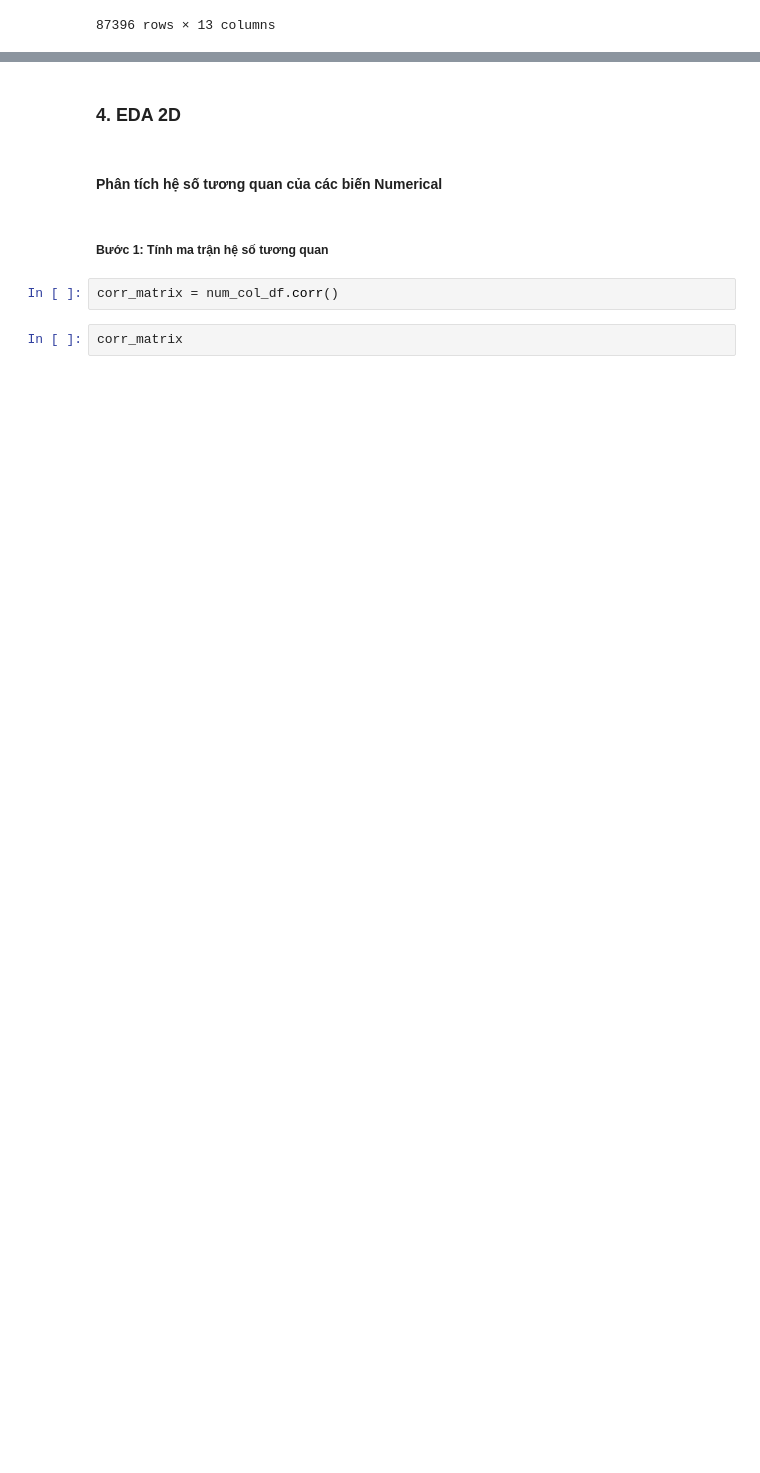
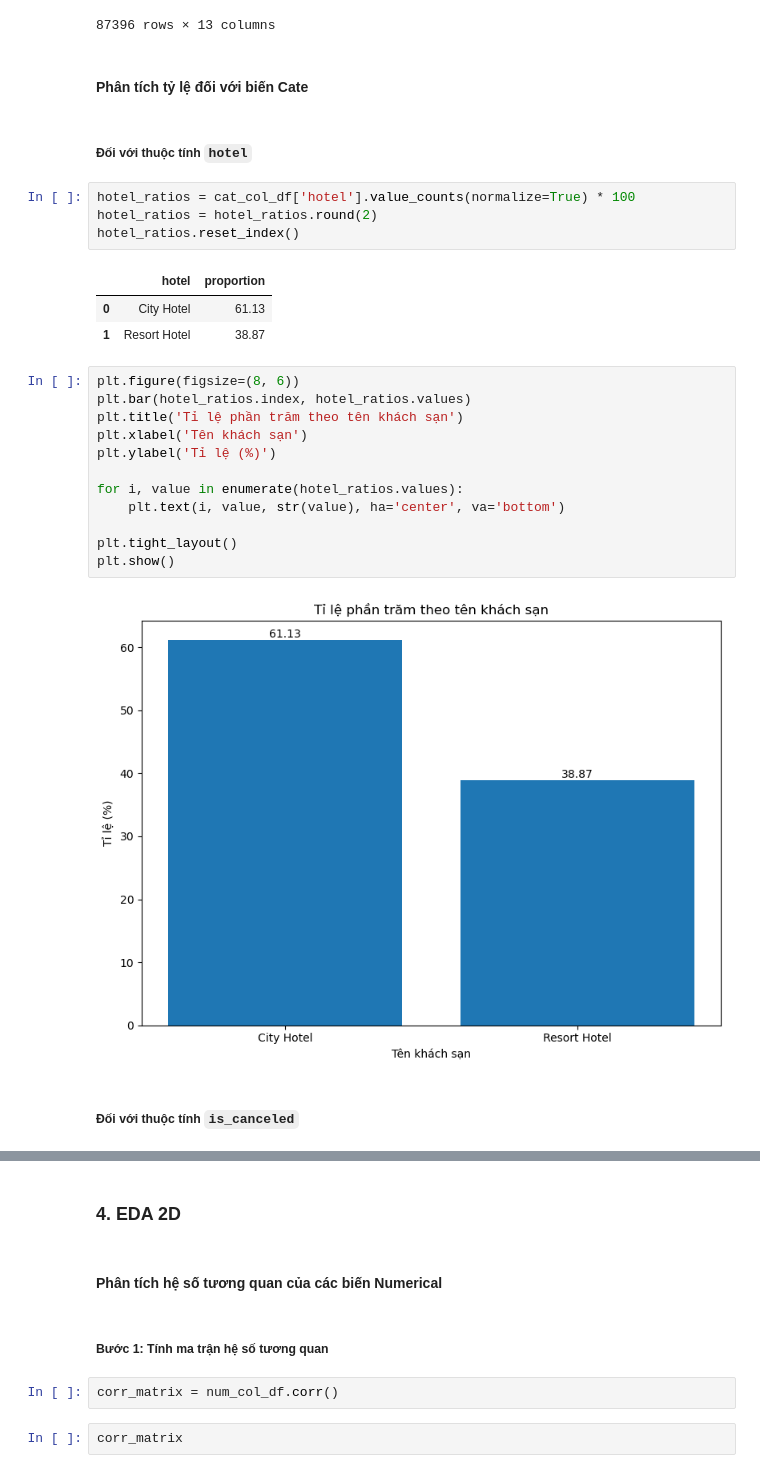
Before and after one commit to nmgbao2505/Lab_Data_Visualization, a Jupyter notebook: Final Project/21127221_21127583_21127739.ipynb, the cells around one changed output, grey strips where cells are left out. Drawn from its saved outputs; the diff is of its cells as text; blank space fills up the shorter version.

```diff
--- a/Final Project/21127221_21127583_21127739.ipynb
+++ b/Final Project/21127221_21127583_21127739.ipynb
@@ -492,3 +492,31 @@ cat_col_df
 | 119388 | City Hotel | 0 | August | BB | GBR | Online TA | TA/TO | ... |
 | 119389 | City Hotel | 0 | August | HB | DEU | Online TA | TA/TO | ... |
 87396 rows × 13 columns
+# %% [markdown]
+#### Phân tích tỷ lệ đối với biến Cate
+# %% [markdown]
+##### Đối với thuộc tính `hotel`
+# %%
+hotel_ratios = cat_col_df['hotel'].value_counts(normalize=True) * 100
+hotel_ratios = hotel_ratios.round(2)
+hotel_ratios.reset_index()
+# %% [output]
+|  | hotel | proportion |
+| 0 | City Hotel | 61.13 |
+| 1 | Resort Hotel | 38.87 |
+# %%
+plt.figure(figsize=(8, 6))
+plt.bar(hotel_ratios.index, hotel_ratios.values)
+plt.title('Tỉ lệ phần trăm theo tên khách sạn')
+plt.xlabel('Tên khách sạn')
+plt.ylabel('Tỉ lệ (%)')
+
+for i, value in enumerate(hotel_ratios.values):
+    plt.text(i, value, str(value), ha='center', va='bottom')
+
+plt.tight_layout()
+plt.show()
+# %% [output]
+[figure, added]
+# %% [markdown]
+##### Đối với thuộc tính `is_canceled`
```
Also changed, not shown: parts of 94 cells of this notebook, 10 other files.
